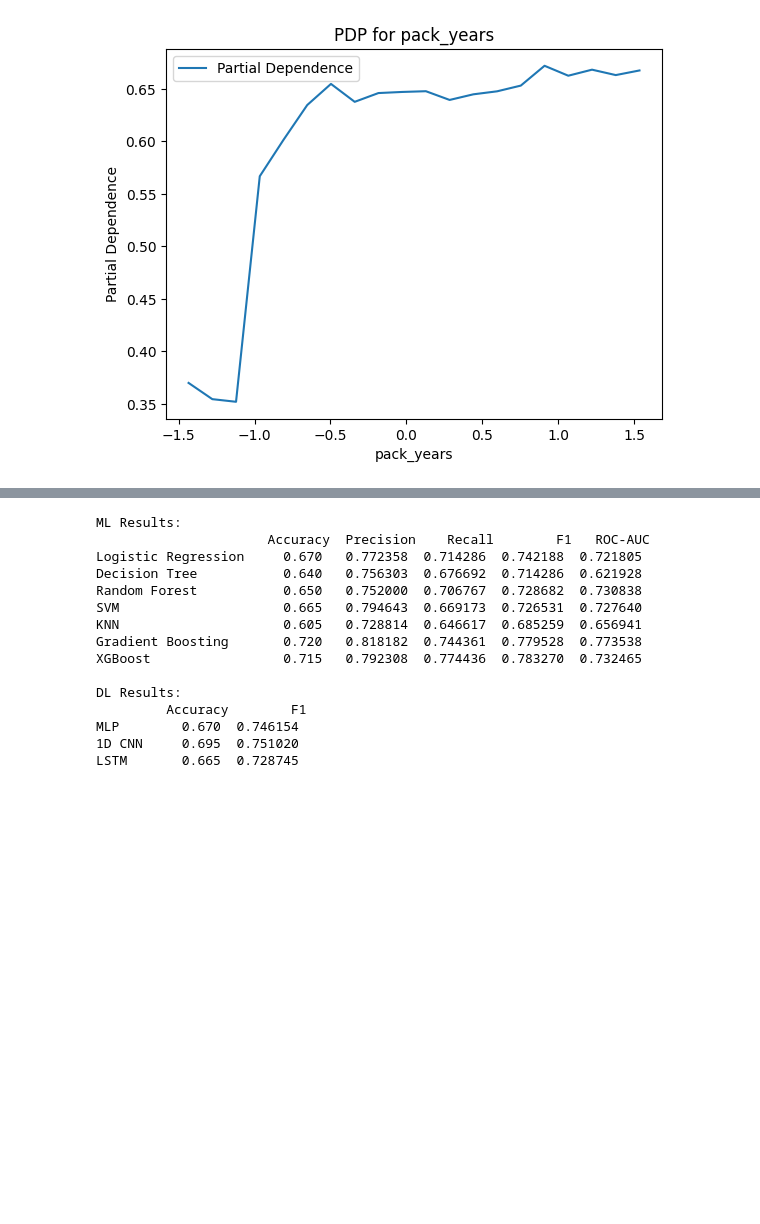
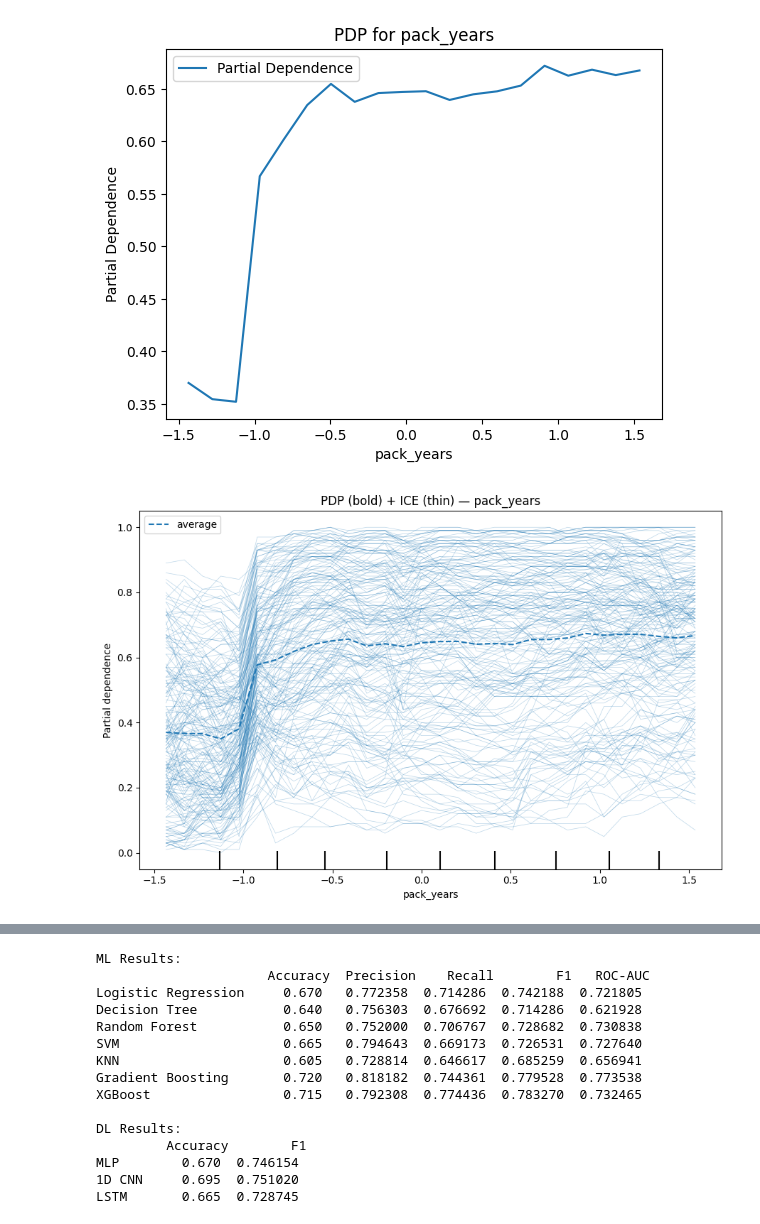
Before and after one commit to rupaas/Explainable-Ai, a Jupyter notebook: 2303A52417_XAI_A5.ipynb, the cells around one changed output, grey strips where cells are left out. Cells and saved outputs as stored; diff of their text form; code cells hidden in the pictures; blank space fills up the shorter version.

```diff
--- a/2303A52417_XAI_A5.ipynb
+++ b/2303A52417_XAI_A5.ipynb
@@ -314,3 +314,26 @@ Random Forest Feature Importances:
 [figure]
 [interactive output not drawn]
 [figure]
+# %%
+# sklearn approach: PDP + ICE together
+from sklearn.inspection import PartialDependenceDisplay
+
+features = ['pack_years']
+
+fig, ax = plt.subplots(figsize=(9, 6))
+# kind='both' plots both the averaged PDP and the individual ICE curves
+PartialDependenceDisplay.from_estimator(
+    rf,                # fitted RandomForest from your script
+    X=X_test,          # dataset to compute PDP/ICE on
+    features=features,
+    kind='both',       # 'individual' => ICE only, 'average' => PDP only, 'both' => both
+    subsample=200,     # sample size for ICE (set None to use all rows)
+    grid_resolution=30,
+    n_jobs=1,
+    ax=ax
+)
+ax.set_title('PDP (bold) + ICE (thin) — pack_years')
+plt.tight_layout()
+plt.show()
+# %% [output]
+[figure, added]
```
Also changed, not shown: parts of 2 cells of this notebook.
